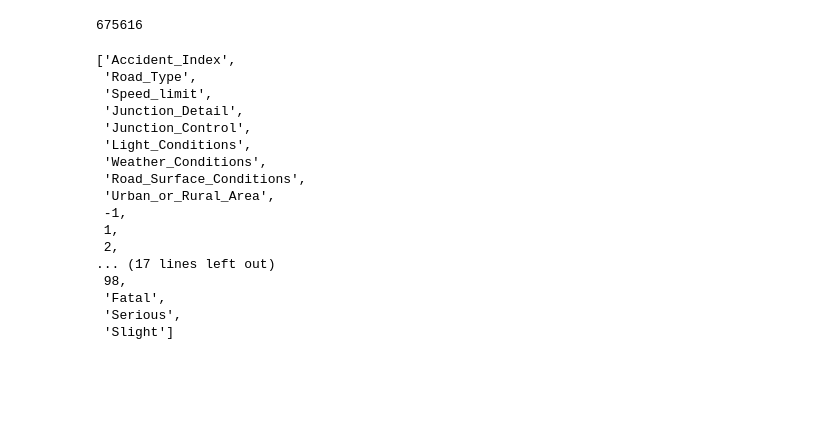
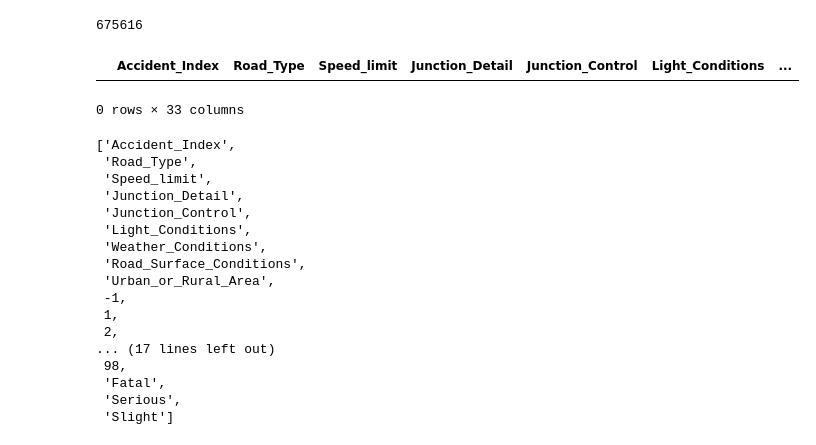
Before and after one commit to GaborJenei/DS-Stackoverflow-Survey, a Jupyter notebook: 01_Intro_to_DS/3_BlogPost/Udacity DSND Project1.ipynb, the cells around one changed output. Drawn from its saved outputs; the diff is of its cells as text; code cells hidden in the pictures; blank space fills up the shorter version.

```diff
--- a/01_Intro_to_DS/3_BlogPost/Udacity DSND Project1.ipynb
+++ b/01_Intro_to_DS/3_BlogPost/Udacity DSND Project1.ipynb
@@ -317,3 +296,26 @@ df_accidents_s3 = df_accidents_s2.drop(df_accidents_s2[df_accidents_s2.isnull().
+# %%
+# simply drop NA
+df_accidents_s3 = df_accidents_s2.drop(df_accidents_s2[df_accidents_s2.isnull().any(1)].index)
+
+# simply drop negatives:
+value_cols = ['Road_Type', 'Speed_limit', 'Junction_Detail', 'Junction_Control', 'Light_Conditions', 'Weather_Conditions', 'Road_Surface_Conditions',
+ 'Urban_or_Rural_Area', -1, 1, 2, 3, 4, 5, 8, 9, 10, 11, 16, 17, 18, 19, 20, 21, 22, 23, 90, 97, 98, 'Fatal',
+ 'Serious', 'Slight']
+
+df_accidents_s3.loc[df_accidents_s3['Junction_Control']==-1, 'Junction_Control'] = 5
+df_accidents_s3.loc[df_accidents_s3['Junction_Detail']==-1, 'Junction_Detail'] = 10
+df_accidents_s3.loc[df_accidents_s3['Road_Surface_Conditions']==-1, 'Road_Surface_Conditions'] = 8
+
+df_accidents_s3.loc[df_accidents_s3['Light_Conditions']==-1, 'Light_Conditions'] = 8
+df_accidents_s3.loc[df_accidents_s3['Weather_Conditions']==-1, 'Weather_Conditions'] = 9
+
+df_accidents_s3.loc[df_accidents_s3['Road_Type']==-1, 'Road_Type'] = 9
+df_accidents_s3.loc[df_accidents_s3['Urban_or_Rural_Area']==-1, 'Urban_or_Rural_Area'] = 3
+# %%
+df_accidents_s3[(df_accidents_s3[value_cols] < 0).any(1)]
+# %% [output]
+|  | Accident_Index | Road_Type | Speed_limit | Junction_Detail | Junction_Control | Light_Conditions | ... |
+0 rows × 33 columns
 # %%
 df_accidents_s3.columns.to_list()
 # %% [output]
```
Also changed, not shown: parts of 32 cells of this notebook.
